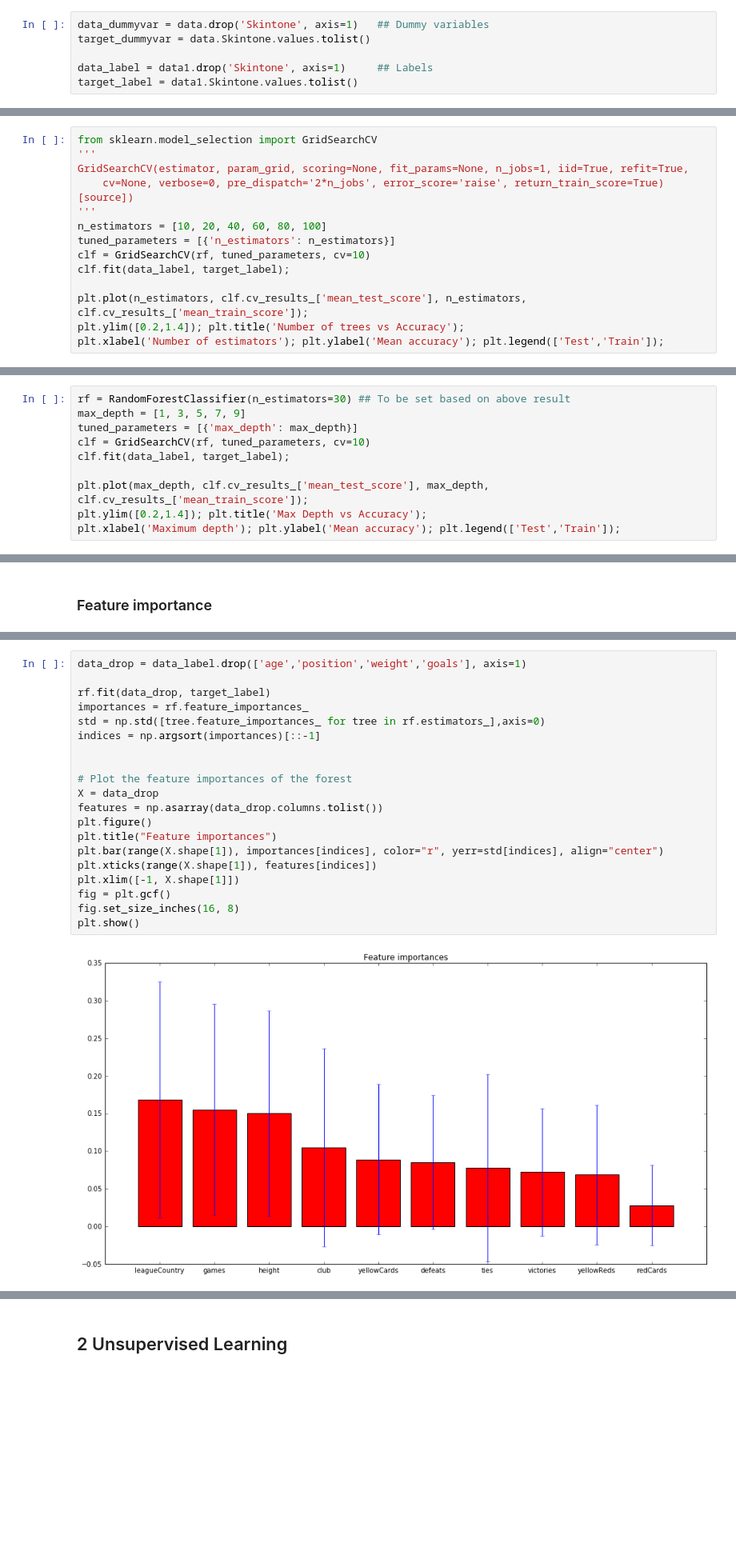
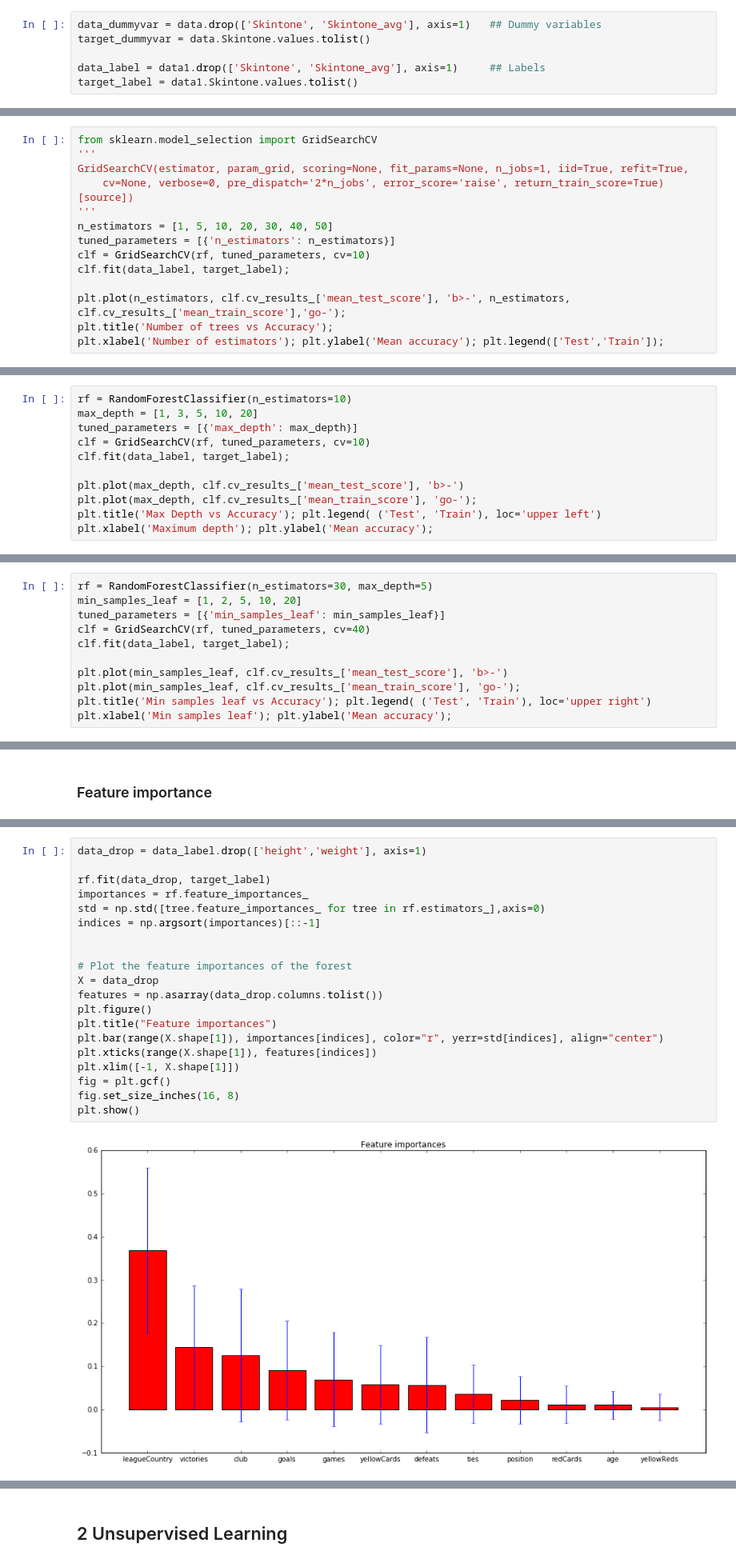
Before and after one commit to vidit09/ada-homework, a Jupyter notebook: 04 - Applied ML/Applied_ML.ipynb, the cells around one changed output, grey strips where cells are left out. Shown at 80% size. Cells and saved outputs as stored; diff of their text form; blank space fills up the shorter version.

Commit message:
Added Learning curves, Clustering

```diff
--- a/04 - Applied ML/Applied_ML.ipynb
+++ b/04 - Applied ML/Applied_ML.ipynb
@@ -206,10 +219,10 @@ np.random.seed(seed=42) #The answer is 42 ;)
 # %% [markdown]
 Splitting the data into working blocks (for our two versions)
 # %%
-data_dummyvar = data.drop('Skintone', axis=1)   ## Dummy variables
+data_dummyvar = data.drop(['Skintone', 'Skintone_avg'], axis=1)   ## Dummy variables
 target_dummyvar = data.Skintone.values.tolist()
 
-data_label = data1.drop('Skintone', axis=1)     ## Labels
+data_label = data1.drop(['Skintone', 'Skintone_avg'], axis=1)     ## Labels
 target_label = data1.Skintone.values.tolist()
 # %%
 from sklearn.ensemble import RandomForestClassifier
@@ -233,12 +247,12 @@ from sklearn.model_selection import GridSearchCV
 GridSearchCV(estimator, param_grid, scoring=None, fit_params=None, n_jobs=1, iid=True, refit=True,
     cv=None, verbose=0, pre_dispatch='2*n_jobs', error_score='raise', return_train_score=True)[source])
 '''
-n_estimators = [10, 20, 40, 60, 80, 100]
+n_estimators = [1, 5, 10, 20, 30, 40, 50]
 tuned_parameters = [{'n_estimators': n_estimators}]
 clf = GridSearchCV(rf, tuned_parameters, cv=10)
 clf.fit(data_label, target_label);
 
-plt.plot(n_estimators, clf.cv_results_['mean_test_score'], n_estimators, clf.cv_results_['mean_train_score']);
-plt.ylim([0.2,1.4]); plt.title('Number of trees vs Accuracy');
+plt.plot(n_estimators, clf.cv_results_['mean_test_score'], 'b>-', n_estimators, clf.cv_results_['mean_train_score'],'go-');
+plt.title('Number of trees vs Accuracy');
 plt.xlabel('Number of estimators'); plt.ylabel('Mean accuracy'); plt.legend(['Test','Train']);
 # %% [output]
@@ -247,13 +261,14 @@ plt.xlabel('Number of estimators'); plt.ylabel('Mean accuracy'); plt.legend(['Te
 #### Maximum depth of the trees
 Another easy way to control overfitting in a random fores is by regulating the maximum depth the trees can take. We expect that overfitting will be reduced as the maximum depth of the trees is decreased.
 # %%
-rf = RandomForestClassifier(n_estimators=30) ## To be set based on above result
-max_depth = [1, 3, 5, 7, 9]
+rf = RandomForestClassifier(n_estimators=10)
+max_depth = [1, 3, 5, 10, 20]
 tuned_parameters = [{'max_depth': max_depth}]
 clf = GridSearchCV(rf, tuned_parameters, cv=10)
 clf.fit(data_label, target_label);
 
-plt.plot(max_depth, clf.cv_results_['mean_test_score'], max_depth, clf.cv_results_['mean_train_score']);
-plt.ylim([0.2,1.4]); plt.title('Max Depth vs Accuracy');
-plt.xlabel('Maximum depth'); plt.ylabel('Mean accuracy'); plt.legend(['Test','Train']);
+plt.plot(max_depth, clf.cv_results_['mean_test_score'], 'b>-')
+plt.plot(max_depth, clf.cv_results_['mean_train_score'], 'go-');
+plt.title('Max Depth vs Accuracy'); plt.legend( ('Test', 'Train'), loc='upper left')
+plt.xlabel('Maximum depth'); plt.ylabel('Mean accuracy');
 # %% [output]
@@ -262,0 +280,11 @@ Practically flat after the very first split!
+# %%
+rf = RandomForestClassifier(n_estimators=30, max_depth=5)
+min_samples_leaf = [1, 2, 5, 10, 20]
+tuned_parameters = [{'min_samples_leaf': min_samples_leaf}]
+clf = GridSearchCV(rf, tuned_parameters, cv=40)
+clf.fit(data_label, target_label);
+
+plt.plot(min_samples_leaf, clf.cv_results_['mean_test_score'], 'b>-')
+plt.plot(min_samples_leaf, clf.cv_results_['mean_train_score'], 'go-');
+plt.title('Min samples leaf vs Accuracy'); plt.legend( ('Test', 'Train'), loc='upper right')
+plt.xlabel('Min samples leaf'); plt.ylabel('Mean accuracy');
@@ -287,22 +328,22 @@ plt.show()
 # %%
-data_drop = data_label.drop(['age','position','weight','goals'], axis=1)
+data_drop = data_label.drop(['height','weight'], axis=1)
 
 rf.fit(data_drop, target_label)
 importances = rf.feature_importances_
 std = np.std([tree.feature_importances_ for tree in rf.estimators_],axis=0)
 indices = np.argsort(importances)[::-1]
 
 
 # Plot the feature importances of the forest
 X = data_drop
 features = np.asarray(data_drop.columns.tolist())
 plt.figure()
 plt.title("Feature importances")
 plt.bar(range(X.shape[1]), importances[indices], color="r", yerr=std[indices], align="center")
 plt.xticks(range(X.shape[1]), features[indices])
 plt.xlim([-1, X.shape[1]])
 fig = plt.gcf()
 fig.set_size_inches(16, 8)
 plt.show()
 # %% [output]
-[figure, old version]
+[figure, new version]
```
Also changed, not shown: parts of 32 cells of this notebook.
